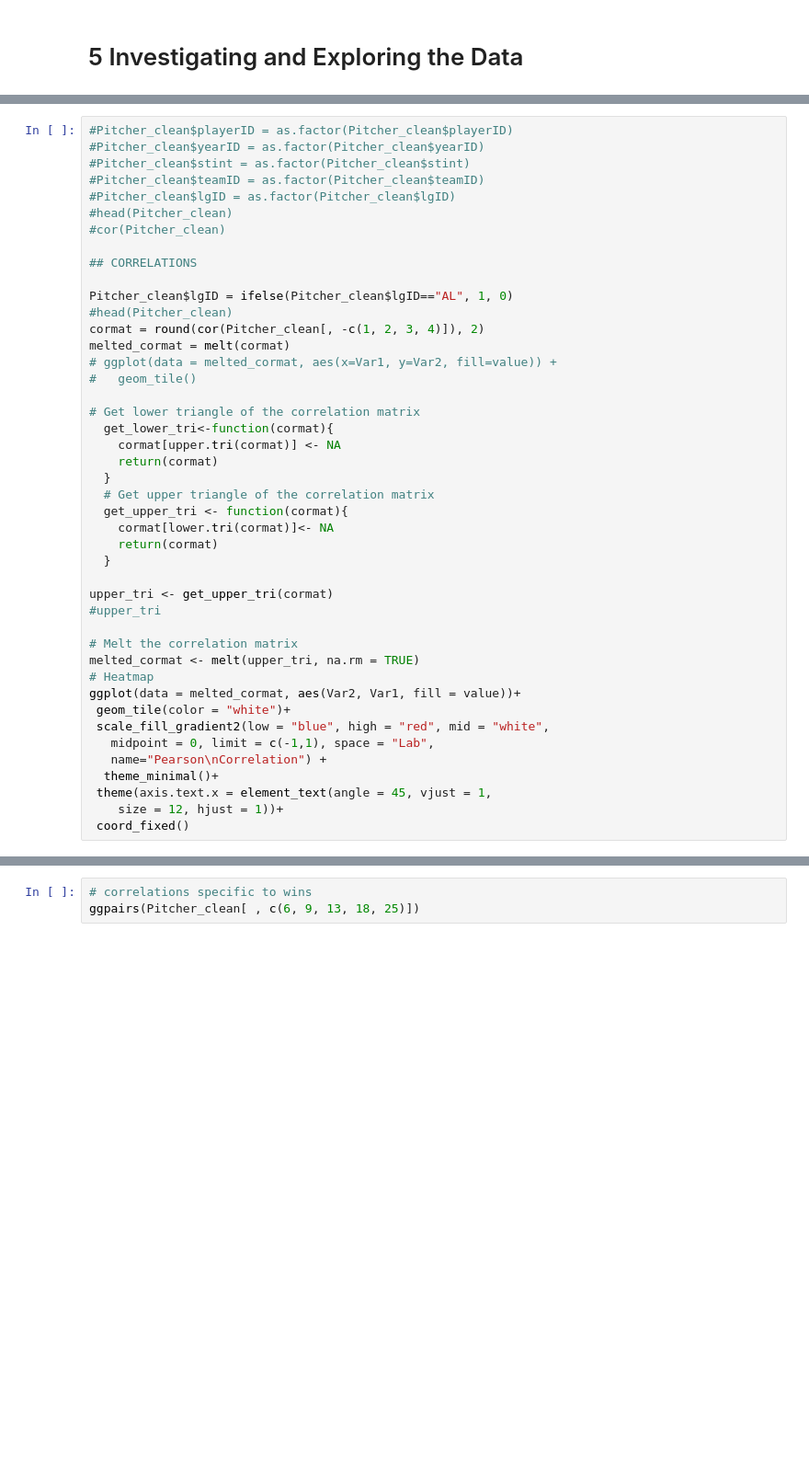
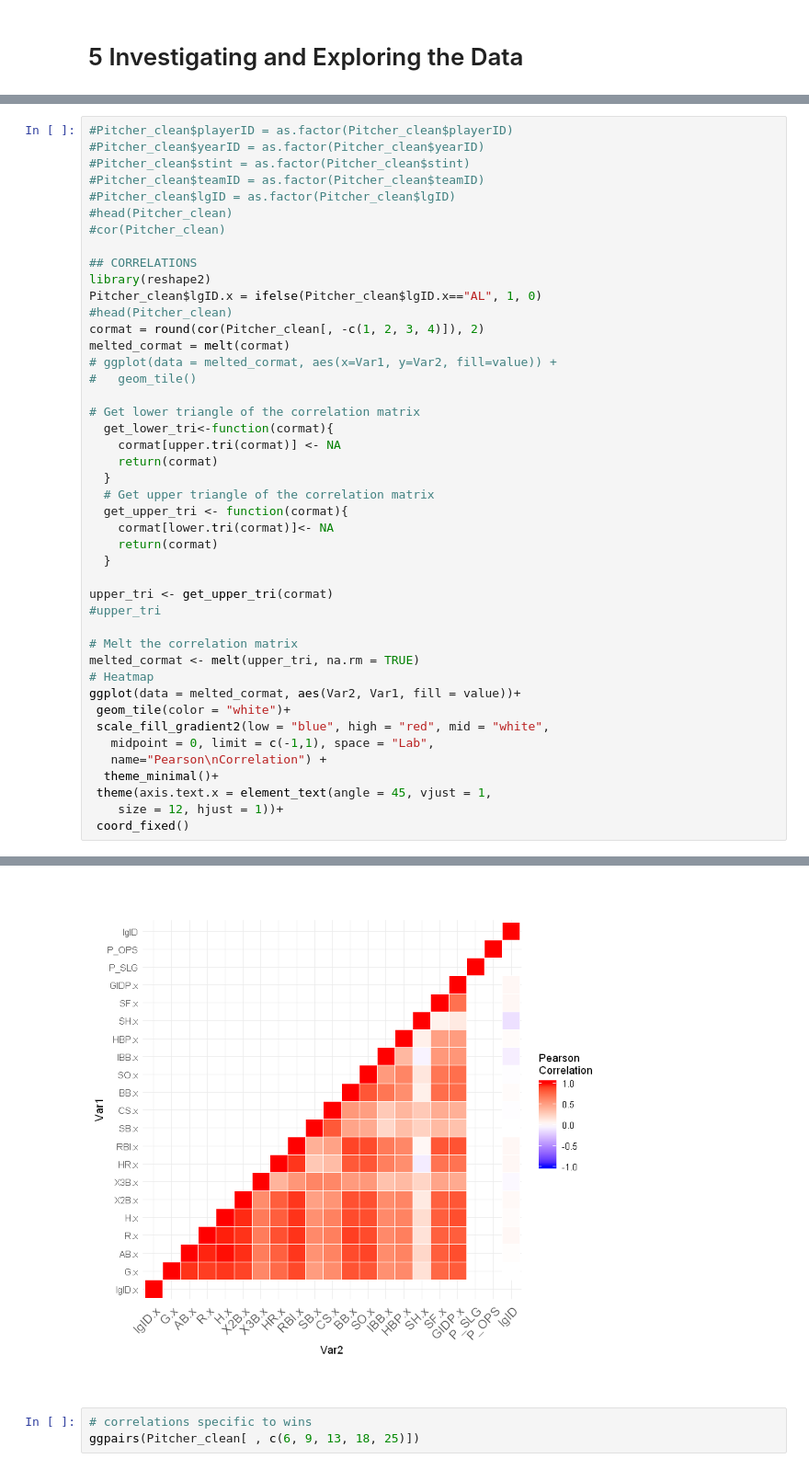
Before and after one commit to davidsgrogan/226proj, a Jupyter notebook: exploration.ipynb, the cells around one changed output, grey strips where cells are left out. Shown: that part at 92% size. Drawn from its saved outputs; the diff is of its cells as text; blank space fills up the shorter version.

```diff
--- a/exploration.ipynb
+++ b/exploration.ipynb
@@ -118,8 +123,8 @@ Warning message in var(if (is.vector(x) || is.factor(x)) x else as.double(x), na
 #cor(Pitcher_clean)
 
 ## CORRELATIONS
-
-Pitcher_clean$lgID = ifelse(Pitcher_clean$lgID=="AL", 1, 0)
+library(reshape2)
+Pitcher_clean$lgID.x = ifelse(Pitcher_clean$lgID.x=="AL", 1, 0)
 #head(Pitcher_clean)
 cormat = round(cor(Pitcher_clean[, -c(1, 2, 3, 4)]), 2)
 melted_cormat = melt(cormat)
@@ -157,3 +169,4 @@ ERROR: Error in melt(cormat): could not find function "melt"
+[figure, added]
 # %%
 # correlations specific to wins
 ggpairs(Pitcher_clean[ , c(6, 9, 13, 18, 25)])
```
Also changed, not shown: parts of 6 cells of this notebook.
